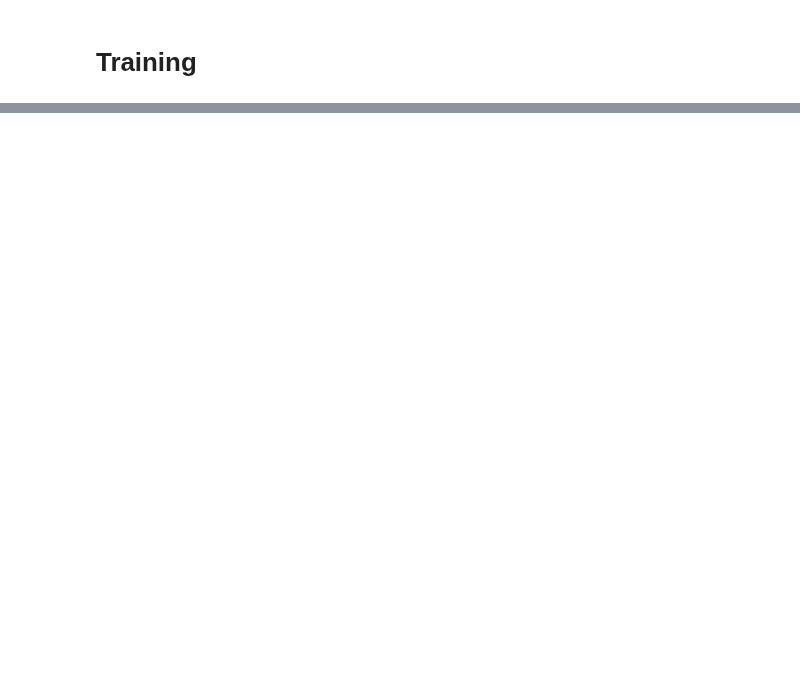
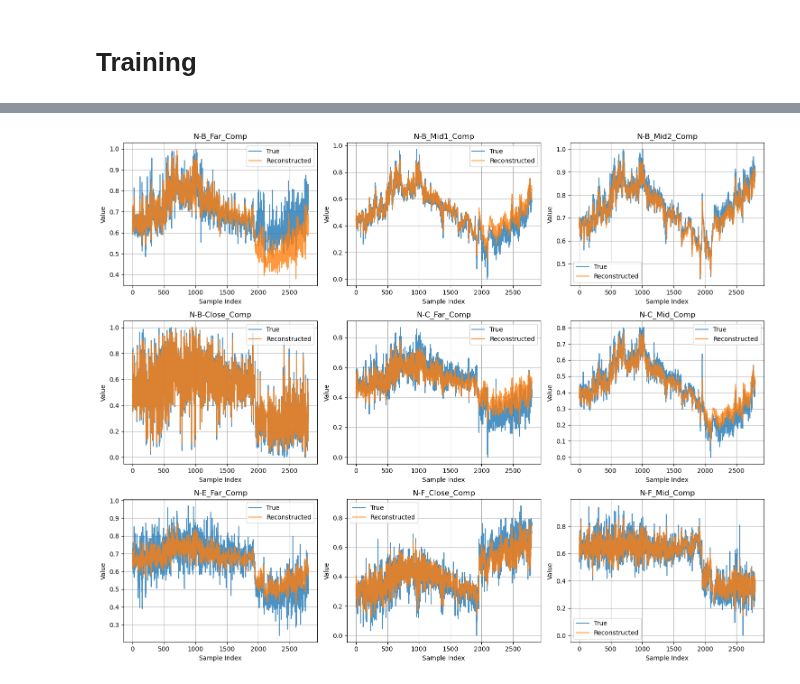
Before and after one commit to viktorkjellsson/Exjobb, a Jupyter notebook: notebooks/training.ipynb, the cells around one changed output, grey strips where cells are left out. Cells and saved outputs as stored; diff of their text form; code cells hidden in the pictures; blank space fills up the shorter version.

Commit message:
now plots the channel names instead of simply feature 1-9

```diff
--- a/notebooks/training.ipynb
+++ b/notebooks/training.ipynb
@@ -42,4 +52,8 @@ utils.plot_epochs_loss(num_epochs, losses)
 # %%
 N = len(data.test_data)
 
-utils.plot_reconstruction(data.test_data, model, N)
+feature_names = ['N-B_Far_Comp', 'N-B_Mid1_Comp', 'N-B_Mid2_Comp', 'N-B-Close_Comp', 'N-C_Far_Comp', 'N-C_Mid_Comp', 'N-E_Far_Comp', 'N-F_Close_Comp', 'N-F_Mid_Comp']
+
+utils.plot_reconstruction(data.test_data, model, N, feature_names)
+# %% [output]
+[figure, added]
```
Also changed, not shown: parts of 4 cells of this notebook, 1 other file.
